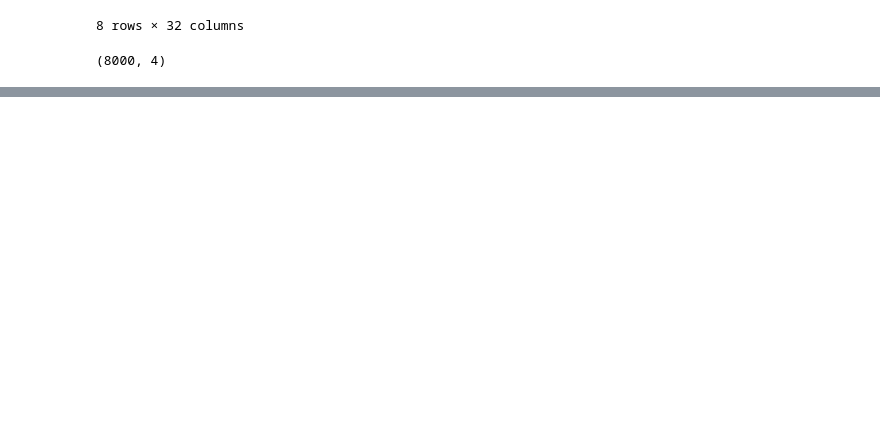
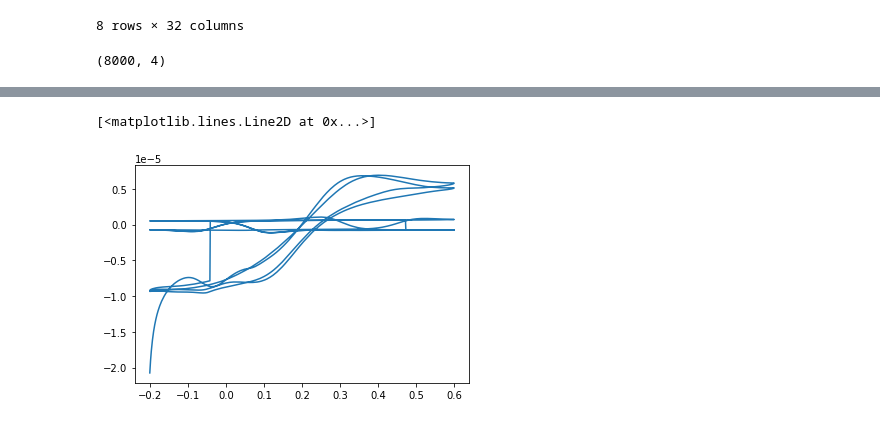
Before and after one commit to Onkar627/Sensor_Electrodes, a Jupyter notebook: Sensor_outputs.ipynb, the cells around one changed output, grey strips where cells are left out. Drawn from its saved outputs; the diff is of its cells as text; code cells hidden in the pictures; blank space fills up the shorter version.

```diff
--- a/Sensor_outputs.ipynb
+++ b/Sensor_outputs.ipynb
@@ -190,0 +187,7 @@ x_pca.shape
+# %%
+bare_1 = df[['Voltage(V)','Bare Electrode Current (A)']]
+bare_1
+plt.plot(df['Voltage(V)'],df['Bare Electrode Current (A)'])
+# %% [output]
+[<matplotlib.lines.Line2D at 0x...>]
+[figure, added]
```
Also changed, not shown: parts of 16 cells of this notebook.
